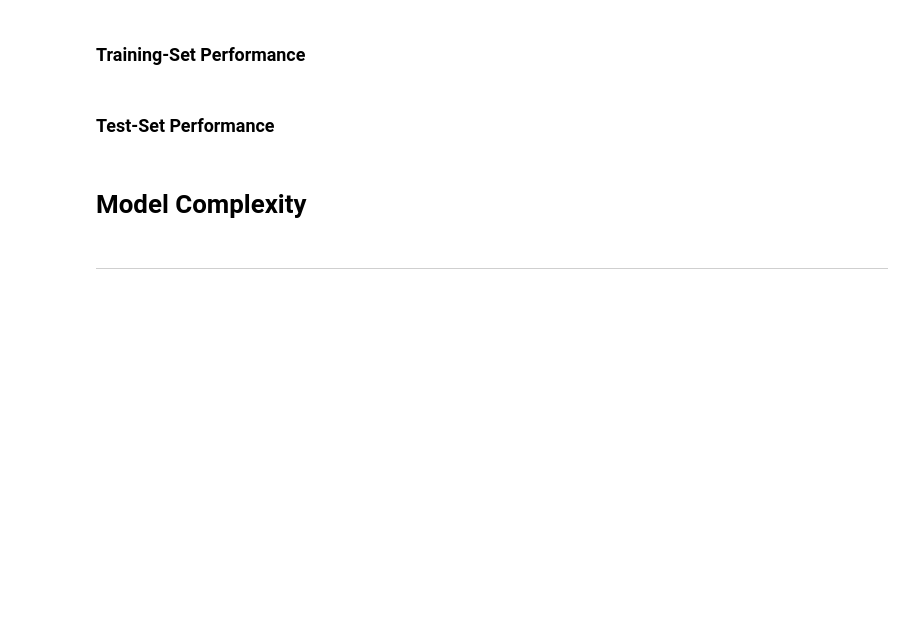
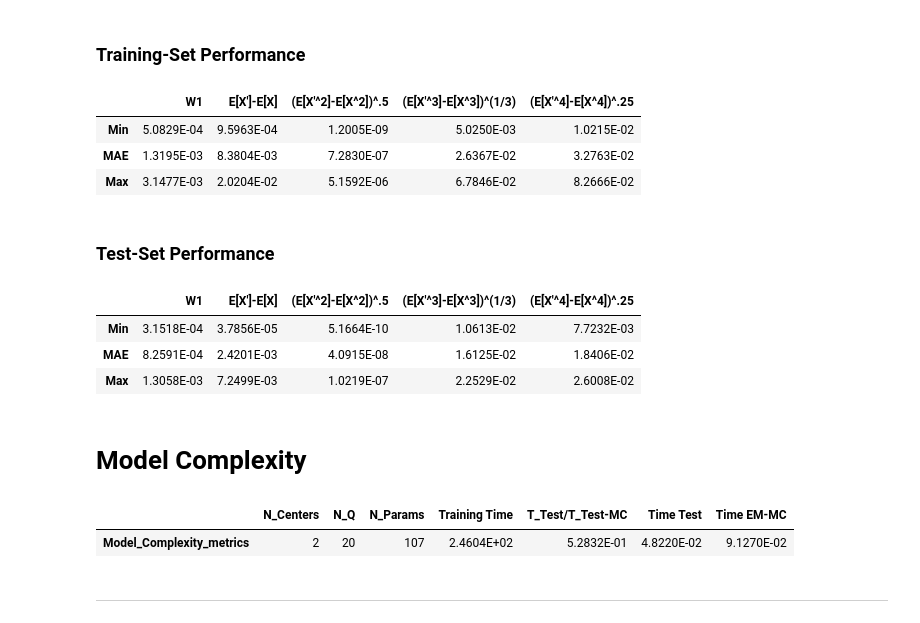
Before and after one commit to AnastasisKratsios/UniversalProcesses, a Jupyter notebook: Universal_Processes_Trainer_BACKEND_Static_Time.ipynb, the cells around one changed output. Saved outputs shown, nothing was run; the diff lists cells and outputs as text; code cells hidden in the pictures; blank space fills up the shorter version.

Commit message:
Done...now stress-testing!

```diff
--- a/Universal_Processes_Trainer_BACKEND_Static_Time.ipynb
+++ b/Universal_Processes_Trainer_BACKEND_Static_Time.ipynb
@@ -579,18 +378,0 @@ y_parts_list = list(filter(([]).__ne__, y_parts_list))
-# %%
-if groud_truth == "2lnflow":
-    print("Building Test Set - 2-logNormal Ground-Truth")
-    # Generate Testing Dataset (Inputs)
-    x_tests = np.random.uniform(np.min(X_train[:,0]),np.max(X_train[:,0]),10)
-    t_tests = np.arange(start=0,
-                        stop=T_end,
-                        step = (T_end_test/N_Euler_Maruyama_Steps))
-    for x_i in tqdm(range(len(x_tests))):
-        for t_j in range(len(t_tests)):
-            test_set_entry = np.array([t_tests[t_j],x_tests[x_i]]).reshape(1,-1)
-            if (x_i==0 and t_j ==0):
-                X_test = test_set_entry
-            else:
-                X_test = np.append(X_test,test_set_entry,axis=0)
-
-    # Generate Testing Dataset (Outputs)
-    measures_locations_test_list, measures_weights_test_list = twoparameter_flow_sampler(X_test,N_Monte_Carlo_Samples_Test)
@@ -794,7 +408,7 @@ print("Training Classifer Portion of Type-A Model")
 print("==========================================")
 
 # Redefine (Dimension-related) Elements of Grid
-param_grid_Deep_Classifier['input_dim'] = [2]
+param_grid_Deep_Classifier['input_dim'] = [problem_dim]
 param_grid_Deep_Classifier['output_dim'] = [N_Quantizers_to_parameterize]
 
 # Train simple deep classifier
@@ -803,7 +417,7 @@ predicted_classes_train, predicted_classes_test, N_params_deep_classifier, timer
                                                                                                         n_iter = n_iter,
                                                                                                         param_grid_in=param_grid_Deep_Classifier,
                                                                                                         X_train = X_train,
-                                                                                                        y_train = Classifer_Wasserstein_Centers,
+                                                                                                        y_train = Train_classes,
                                                                                                         X_test = X_test)
 
 print("=================================================")
@@ -896,31 +553,31 @@ true_mean = np.array([])
 #---------------------------------------------------------------------------------------------#
 
 # Populate Error Distribution
-for x_i in tqdm(range(len(measures_locations_list)-1)):
+for x_i in tqdm(range(X_train.shape[0])):
     # Get Laws
     W1_loop = ot.emd2_1d(Barycenters_Array,
-                         np.array(measures_locations_list[x_i]).reshape(-1,),
+                         np.array(Y_train_locations[x_i]).reshape(-1,),
                          Predicted_Weights[x_i,].reshape(-1,),
-                         (np.array(measures_weights_list[x_i])).reshape(-1,))
+                         (np.array(Y_train_locations[x_i])).reshape(-1,))
     W1_errors = np.append(W1_errors,W1_loop)
     # Get Means
     Mu_hat = np.sum((Predicted_Weights[x_i])*(Barycenters_Array))
-    Mu = np.mean(np.array(measures_locations_list[x_i]))
+    Mu = np.mean(np.array(Y_train_locations[x_i]))
     Mean_errors =  np.append(Mean_errors,(Mu_hat-Mu))
     ## Update Erros
     predictions_mean = np.append(predictions_mean,Mu_hat)
     true_mean = np.append(true_mean,Mu)
     # Get Var (non-centered)
     Var_hat = np.sum((Barycenters_Array**2)*(Predicted_Weights[x_i]))
-    Var = np.mean(np.array(measures_locations_list[x_i])**2)
+    Var = np.mean(np.array(Y_train_locations[x_i])**2)
     Var_errors = np.append(Var_errors,(Var_hat-Var)**2)
     # Get skewness (non-centered)
     Skewness_hat = np.sum((Barycenters_Array**3)*(Predicted_Weights[x_i]))
-    Skewness = np.mean(np.array(measures_locations_list[x_i])**3)
+    Skewness = np.mean(np.array(Y_train_locations[x_i])**3)
     Skewness_errors = np.append(Skewness_errors,(abs(Skewness_hat-Skewness))**(1/3))
     # Get skewness (non-centered)
     Kurtosis_hat = np.sum((Barycenters_Array**4)*(Predicted_Weights[x_i]))
-    Kurtosis = np.mean(np.array(measures_locations_list[x_i])**4)
+    Kurtosis = np.mean(np.array(Y_train_locations[x_i])**4)
     Kurtosis_errors = np.append(Kurtosis_errors,(abs(Kurtosis_hat-Kurtosis))**.25)
 
 #---------------------------------------------------------------------------------------------#
@@ -953,11 +610,9 @@ Type_A_Predictions_and_confidence = pd.DataFrame({"W1_99_Train":W1_95,
 
 # Write Performance
 pd.set_option('display.float_format', '{:.4E}'.format)
-Type_A_Prediction.to_latex((results_tables_path+str("Roughness_")+str(Rougness)+str("__RatiofBM_")+str(Ratio_fBM_to_typical_vol)+
- "__TypeAPrediction_Train.tex"))
+Type_A_Prediction.to_latex((results_tables_path+str("Roughness_")+str(Rougness)+"__TypeAPrediction_Train.tex"))
 pd.set_option('display.float_format', '{:.4E}'.format)
-(Type_A_Predictions_and_confidence.T).to_latex((results_tables_path+str("Roughness_")+str(Rougness)+str("__RatiofBM_")+str(Ratio_fBM_to_typical_vol)+
- "__TypeAPrediction_Train_predictions_w_confidence_intervals.tex"))
+(Type_A_Predictions_and_confidence.T).to_latex((results_tables_path+str("Roughness_")+str(Rougness)+"__TypeAPrediction_Train_predictions_w_confidence_intervals.tex"))
 
 # #---------------------------------------------------------------------------------------------#
 # # Update User
@@ -1128,2 +743,9 @@ print(" ")
+# %%
+Type_A_Prediction
+# %% [output]
+|  | W1 | E[X']-E[X] | (E[X'^2]-E[X^2])^.5 | (E[X'^3]-E[X^3])^(1/3) | (E[X'^4]-E[X^4])^.25 |
+| Min | 5.0829E-04 | 9.5963E-04 | 1.2005E-09 | 5.0250E-03 | 1.0215E-02 |
+| MAE | 1.3195E-03 | 8.3804E-03 | 7.2830E-07 | 2.6367E-02 | 3.2763E-02 |
+| Max | 3.1477E-03 | 2.0204E-02 | 5.1592E-06 | 6.7846E-02 | 8.2666E-02 |
 # %% [markdown]
 ### Test-Set Performance
@@ -1132,2 +752,9 @@ print(" ")
+# %%
+Type_A_Prediction_test
+# %% [output]
+|  | W1 | E[X']-E[X] | (E[X'^2]-E[X^2])^.5 | (E[X'^3]-E[X^3])^(1/3) | (E[X'^4]-E[X^4])^.25 |
+| Min | 3.1518E-04 | 3.7856E-05 | 5.1664E-10 | 1.0613E-02 | 7.7232E-03 |
+| MAE | 8.2591E-04 | 2.4201E-03 | 4.0915E-08 | 1.6125E-02 | 1.8406E-02 |
+| Max | 1.3058E-03 | 7.2499E-03 | 1.0219E-07 | 2.2529E-02 | 2.6008E-02 |
 # %% [markdown]
 # Model Complexity
@@ -1136,3 +761,8 @@ print(" ")
+# %%
+Model_Complexity
+# %% [output]
+|  | N_Centers | N_Q | N_Params | Training Time | T_Test/T_Test-MC | Time Test | Time EM-MC |
+| Model_Complexity_metrics | 2 | 20 | 107 | 2.4604E+02 | 5.2832E-01 | 4.8220E-02 | 9.1270E-02 |
 # %% [markdown]
 ---
 # %% [markdown]
```
Also changed, not shown: parts of 50 cells of this notebook, 6 other files.
